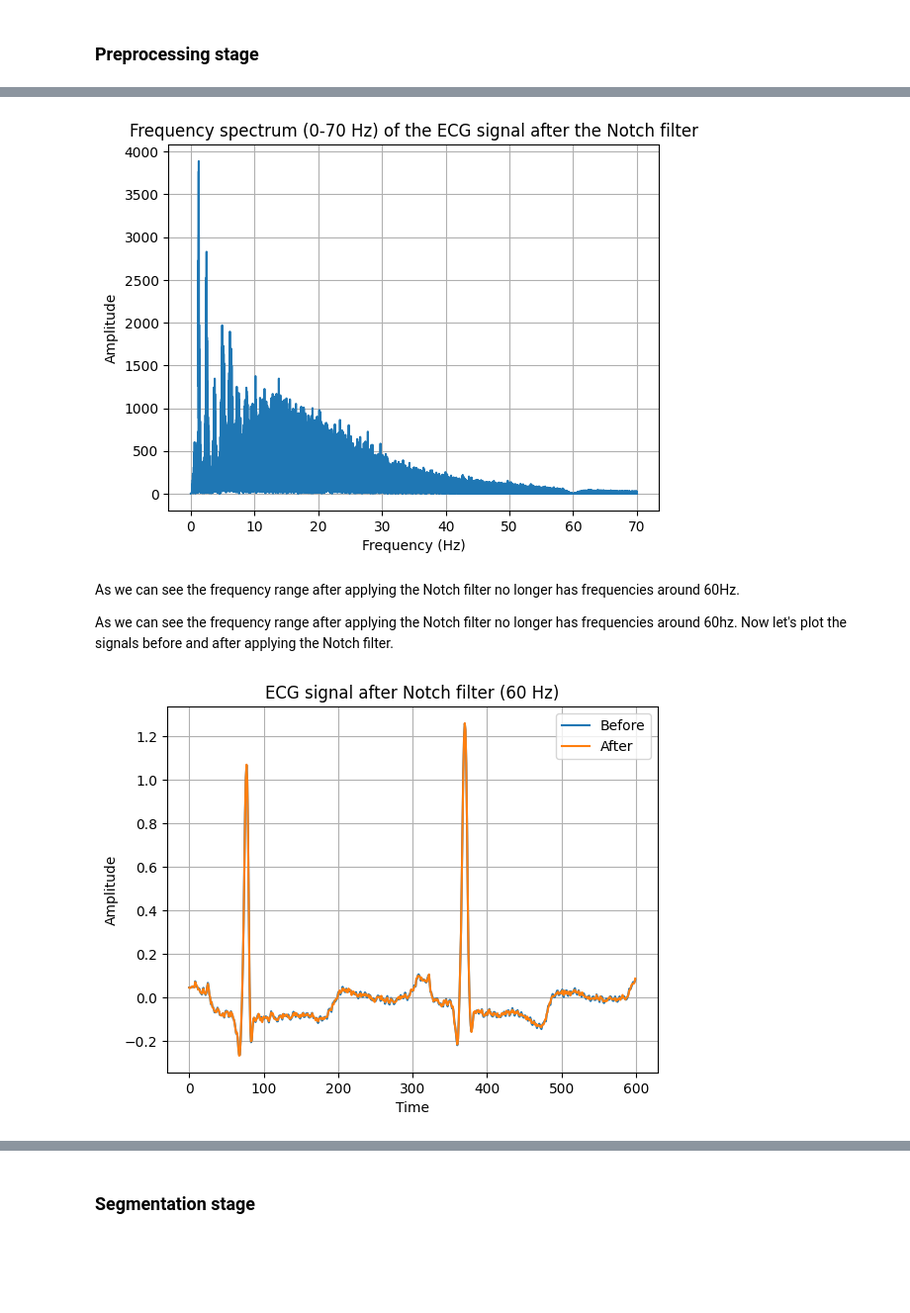
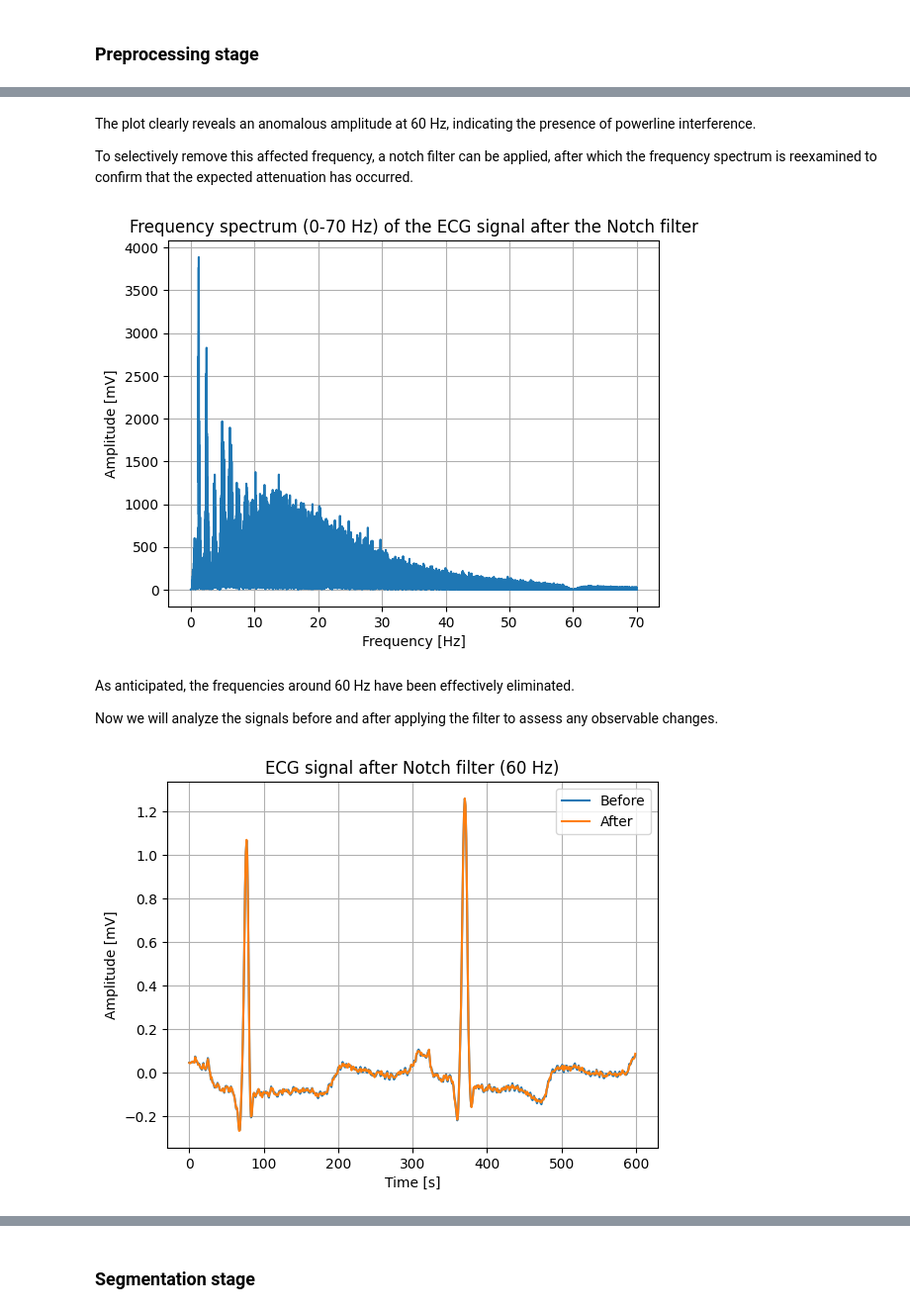
Before and after one commit to GiulioTaralli/Deep-Learning-Classification-MIT-BIH-Arrhythmia-Database, a Jupyter notebook: MIT_BIH_Arrhytmia_Classification.ipynb, the cells around one changed output, grey strips where cells are left out. Shown at 99% size. Cells and saved outputs as stored; diff of their text form; code cells hidden in the pictures; blank space fills up the shorter version.

```diff
--- a/MIT_BIH_Arrhytmia_Classification.ipynb
+++ b/MIT_BIH_Arrhytmia_Classification.ipynb
@@ -191,9 +261,35 @@ def high_pass_filter(original_signal, cutoff_frequency=0.5, sampling_rate=360, o
+# %%
+def notch_filter(signal, notch_frequency=60, quality_factor=30, sampling_rate=360):
+  """
+  Applies a notch filter to remove a specific frequency from the input signal.
+
+  Parameters:
+  - signal (array-like): the input signal to be filtered
+  - notch_frequency (float, optional): the target frequency to be removed, in Hz (default 60 Hz)
+  - quality_factor (float, optional): the quality factor of the notch filter, which determines
+    the filter's bandwidth (default 30).
+  - sampling_rate (float, optional): the sampling rate of the signal in Hz (default 360 Hz)
+
+  Returns:
+  - filtered_signal (array-like): the filtered signal after removing the specified frequency.
+  """
+  # Calculate the notch filter coefficients
+  b, a = sp.signal.iirnotch(notch_frequency / (sampling_rate / 2), quality_factor)
+
+  # Filters the signal to remove 60Hz interference
+  return sp.signal.filtfilt(b, a, signal)
 # %%
+# Fetch the complete signal
+patient_record = wfdb.rdrecord(patient_path)
+
 # Removing baseline wandering
 filteredHighPassSignal = high_pass_filter(patient_record.p_signal[:,0])
-print(filteredHighPassSignal.mean())
 plt.plot(patient_record.p_signal[:,0][:800])
 plt.plot(filteredHighPassSignal[:800])
+plt.xlabel("Time [s]")
+plt.ylabel("Amplitude [mV]")
 plt.legend(("Before", "After"))
 plt.show()
+print(f"Average amplitude of the original signal: {patient_record.p_signal[:,0].mean()}")
+print(f"Average amplitude of the filtered signal: {filteredHighPassSignal.mean()}")
 # %% [output]
@@ -244,33 +370,34 @@ def notchFilter(signal, notch_frequency=60, quality_factor=30, sampling_rate=360
+# %% [markdown]
+The plot clearly reveals an anomalous amplitude at 60 Hz, indicating the presence of powerline interference.
+
+To selectively remove this affected frequency, a notch filter can be applied, after which the frequency spectrum is reexamined to confirm that the expected attenuation has occurred.
 # %%
-filtered_data_notch = notchFilter(filteredHighPassSignal)
-
-filtered_frequencies, filtered_fft_data = get_frequency_spectrum(filtered_data_notch)
+filtered_data_notch = notch_filter(filteredHighPassSignal)
+filtered_frequencies, filtered_fft_data = get_frequency_spectrum(filtered_data_notch, 0, 70)
 
 # Displays the frequency spectrum between 0 and 70 Hz
 plt.plot(filtered_frequencies, filtered_fft_data)
 plt.title("Frequency spectrum (0-70 Hz) of the ECG signal after the Notch filter")
-plt.xlabel("Frequency (Hz)")
-plt.ylabel("Amplitude")
+plt.xlabel("Frequency [Hz]")
+plt.ylabel("Amplitude [mV]")
 plt.grid(True)
 plt.show()
 # %% [output]
-[figure, old version]
+[figure, new version]
-# %% [markdown]
-As we can see the frequency range after applying the Notch filter no longer has frequencies around 60Hz.
-
-
-As we can see the frequency range after applying the Notch filter no longer has frequencies around 60hz.
-Now let's plot the signals before and after applying the Notch filter.
+# %% [markdown]
+As anticipated, the frequencies around 60 Hz have been effectively eliminated.
+
+Now we will analyze the signals before and after applying the filter to assess any observable changes.
 # %%
 # Plot the new signal
 plt.plot(filteredHighPassSignal[:600])
 plt.plot(filtered_data_notch[:600])
 plt.title("ECG signal after Notch filter (60 Hz)")
-plt.xlabel("Time")
-plt.ylabel("Amplitude")
+plt.xlabel("Time [s]")
+plt.ylabel("Amplitude [mV]")
 plt.grid(True)
 plt.legend(("Before", "After"))
 plt.show()
 # %% [output]
-[figure, old version]
+[figure, new version]
 # %% [markdown]
```
Also changed, not shown: parts of 37 cells of this notebook.
